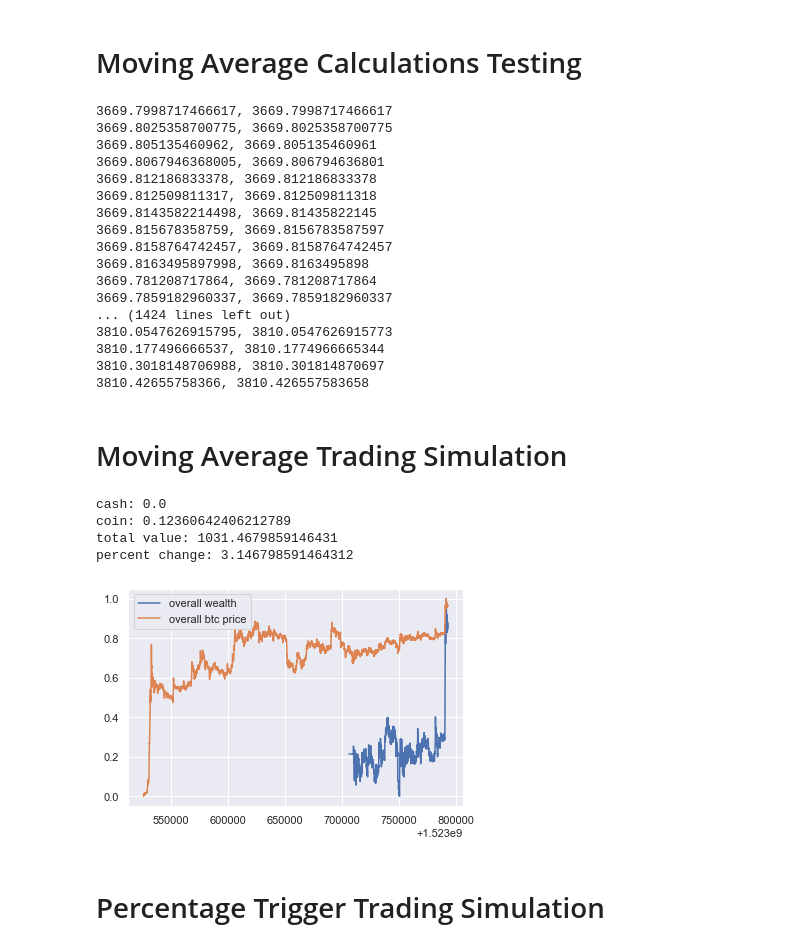
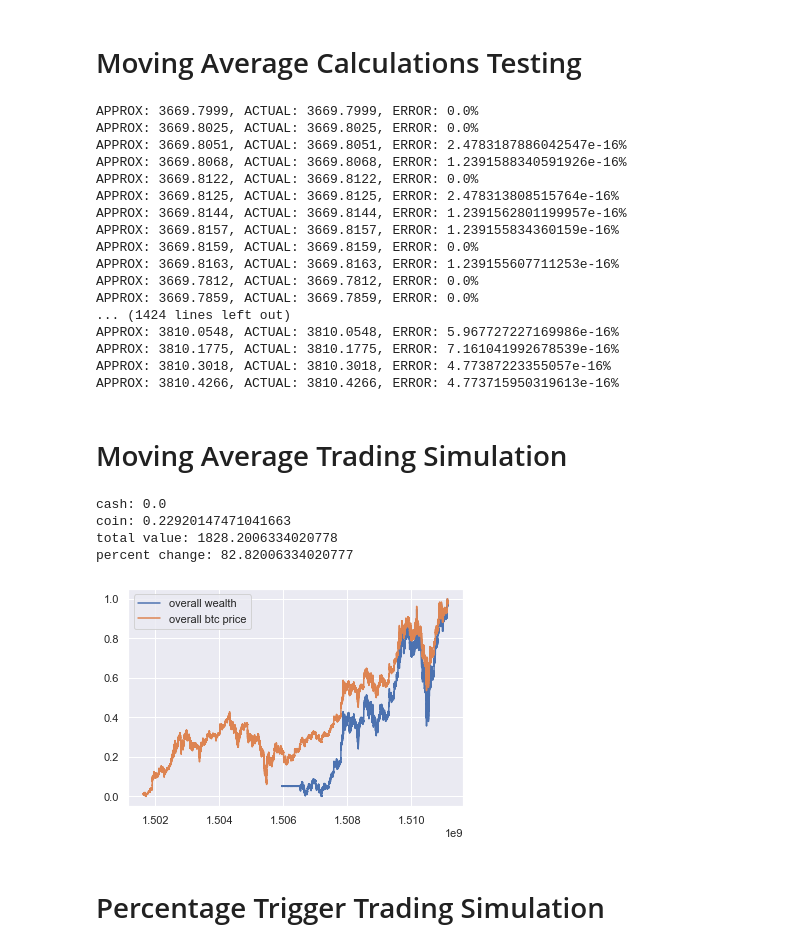
Before and after one commit to wyattgf/crypto-algo-trader, a Jupyter notebook: TradingAlgo.ipynb, the cells around one changed output. Saved outputs shown, nothing was run; the diff lists cells and outputs as text; code cells hidden in the pictures.

```diff
--- a/TradingAlgo.ipynb
+++ b/TradingAlgo.ipynb
@@ -145,0 +146,13 @@ def display_price_over_time_period(figure_index, start, end):
+# %%
+cash, coin, buy, sell, arr_index = (1000,0,0,0,0) # TOGGLE starting cash/coin values
+starting_wealth = cash + coin * get_curr_price(start-1) if not np.isnan(get_curr_price(start-1)) else cash
+trade_prop = 1
+
+end = 4857376 # across all data
+start = 0 # across all data
+
+cash,coin,success = execute_buy(get_curr_price(start),cash,coin,trade_prop)
+cash,coin,success = execute_sell(get_curr_price(end),cash,coin,trade_prop)
+
+
+res = list_assets(starting_wealth,cash,coin,end)
@@ -205,53 +210,58 @@ time saved: 0.43370866775512695 seconds
 #For verification of accuracy of calculating moving averages
 
 a = np.array([element+.25*element for element in range(20)])
-
-
+rank = 50
+time_delta = 60
 
 start= 3 * 10**6
 end = start + minutes_in_day
 
-prev_avg, nan_offset = calc_mov_avg(50, 60, start-1)
+prev_avg, nan_offset = calc_mov_avg(rank, time_delta, start-1) # pre-processing
 for i in range(start, end):
 
-    mov_avg,a = calc_mov_avg(50,60,i)
-    eff_mov_avg, nan_offset = efficient_mov_avg(prev_avg, 50, 60,i, nan_offset)
+    mov_avg, nan = calc_mov_avg(50,60,i) # actual
 
+    eff_mov_avg, nan_offset = efficient_mov_avg(prev_avg, rank, time_delta, i, nan_offset) # approximated
     prev_avg = eff_mov_avg
-    print(f'{eff_mov_avg}, {mov_avg}')
+
+    #rounding values for display purposes, but not for error calculations
+    print(f'APPROX: {round(eff_mov_avg,4)}, ACTUAL: {round(mov_avg,4)}, ERROR: {abs((eff_mov_avg-mov_avg)/mov_avg)}%')
 # %% [output]
-3669.7998717466617, 3669.7998717466617
-3669.8025358700775, 3669.8025358700775
-3669.805135460962, 3669.805135460961
-3669.8067946368005, 3669.806794636801
-3669.812186833378, 3669.812186833378
-3669.812509811317, 3669.812509811318
-3669.8143582214498, 3669.81435822145
-3669.815678358759, 3669.8156783587597
-3669.8158764742457, 3669.8158764742457
-3669.8163495897998, 3669.8163495898
-3669.781208717864, 3669.781208717864
-3669.7859182960337, 3669.7859182960337
+APPROX: 3669.7999, ACTUAL: 3669.7999, ERROR: 0.0%
+APPROX: 3669.8025, ACTUAL: 3669.8025, ERROR: 0.0%
+APPROX: 3669.8051, ACTUAL: 3669.8051, ERROR: 2.4783187886042547e-16%
+APPROX: 3669.8068, ACTUAL: 3669.8068, ERROR: 1.2391588340591926e-16%
+APPROX: 3669.8122, ACTUAL: 3669.8122, ERROR: 0.0%
+APPROX: 3669.8125, ACTUAL: 3669.8125, ERROR: 2.478313808515764e-16%
+APPROX: 3669.8144, ACTUAL: 3669.8144, ERROR: 1.2391562801199957e-16%
+APPROX: 3669.8157, ACTUAL: 3669.8157, ERROR: 1.239155834360159e-16%
+APPROX: 3669.8159, ACTUAL: 3669.8159, ERROR: 0.0%
+APPROX: 3669.8163, ACTUAL: 3669.8163, ERROR: 1.239155607711253e-16%
+APPROX: 3669.7812, ACTUAL: 3669.7812, ERROR: 0.0%
+APPROX: 3669.7859, ACTUAL: 3669.7859, ERROR: 0.0%
 ... (1424 lines left out)
-3810.0547626915795, 3810.0547626915773
-3810.177496666537, 3810.1774966665344
-3810.3018148706988, 3810.301814870697
-3810.42655758366, 3810.426557583658
+APPROX: 3810.0548, ACTUAL: 3810.0548, ERROR: 5.967727227169986e-16%
+APPROX: 3810.1775, ACTUAL: 3810.1775, ERROR: 7.161041992678539e-16%
+APPROX: 3810.3018, ACTUAL: 3810.3018, ERROR: 4.77387223355057e-16%
+APPROX: 3810.4266, ACTUAL: 3810.4266, ERROR: 4.773715950319613e-16%
 # %% [markdown]
 # Moving Average Trading Simulation
 # %%
 #buy when above, sell when below
 #golden cross (50 day crosses above 200 day, bearish to bullish) vs death cross
 
-start = int(3.3 * 10**6 + 0*len(day))
-end = start + 1*len(day)
+start = int(3.004 * 10**6 + 0*len(day))
+end = start + 60*len(day)
 rank = 50
-time_delta = 60 #1, 60, 1440 for minutes, hours, days, respectively
+time_delta = 1440 #1, 60, 1440 for minutes, hours, days, respectively
+
+#end = 4857376 # TOGGLE for all data
+#start = 0 + time_delta*rank # TOGGLE for all data
 
 cash, coin, buy, sell, arr_index = (1000,0,0,0,0) # TOGGLE starting cash/coin values
 starting_wealth = cash + coin * get_curr_price(start-1) if not np.isnan(get_curr_price(start-1)) else cash
 
-prev_avg, nan_offset = calc_mov_avg(rank, time_delta, start) #preprocessing
+prev_avg, nan_offset = calc_mov_avg(rank, time_delta, start) #pre-processing
 prev_price = get_curr_price(start-1)
 
 sample_rate = 1
@@ -263,37 +273,38 @@ overall_wealth = [float] * arr_len
 
 buy_proportion = 1
 sell_proportion = 1
 arr_index = 0
+
 for i in range(start, end):
 
     mov_avg, nan_offset = efficient_mov_avg(prev_avg, rank, time_delta, i, nan_offset)
     curr_price = get_curr_price(i)
 
     if curr_price > mov_avg and prev_price < mov_avg: #handles NaN
         buy+=1
         cash,coin,success = execute_buy(curr_price, cash, coin, buy_proportion)
 
     elif curr_price < mov_avg and prev_price > mov_avg: #handles NaN
         sell+=1
         cash,coin,success = execute_sell(curr_price, cash, coin, sell_proportion)
 
     if (i-start) % sample_rate == 0:
         btc_value_dollars[arr_index] = coin * curr_price
         cash_value_dollars[arr_index] = cash
         overall_wealth[arr_index] = btc_value_dollars[arr_index] + cash
         arr_index+=1
 
     prev_price = curr_price
     prev_avg = mov_avg
 
 list_assets(starting_wealth, cash, coin, end)
 display_data(overall_wealth, btc_value_dollars, cash_value_dollars, sample_rate, start, end, rank, time_delta)
 # %% [output]
 cash: 0.0
-coin: 0.12360642406212789
-total value: 1031.4679859146431
-percent change: 3.146798591464312
+coin: 0.22920147471041663
+total value: 1828.2006334020778
+percent change: 82.82006334020777
-[figure, old version]
+[figure, new version]
 # %% [markdown]
 # Percentage Trigger Trading Simulation
 # %%
```
Also changed, not shown: parts of 11 cells of this notebook.
